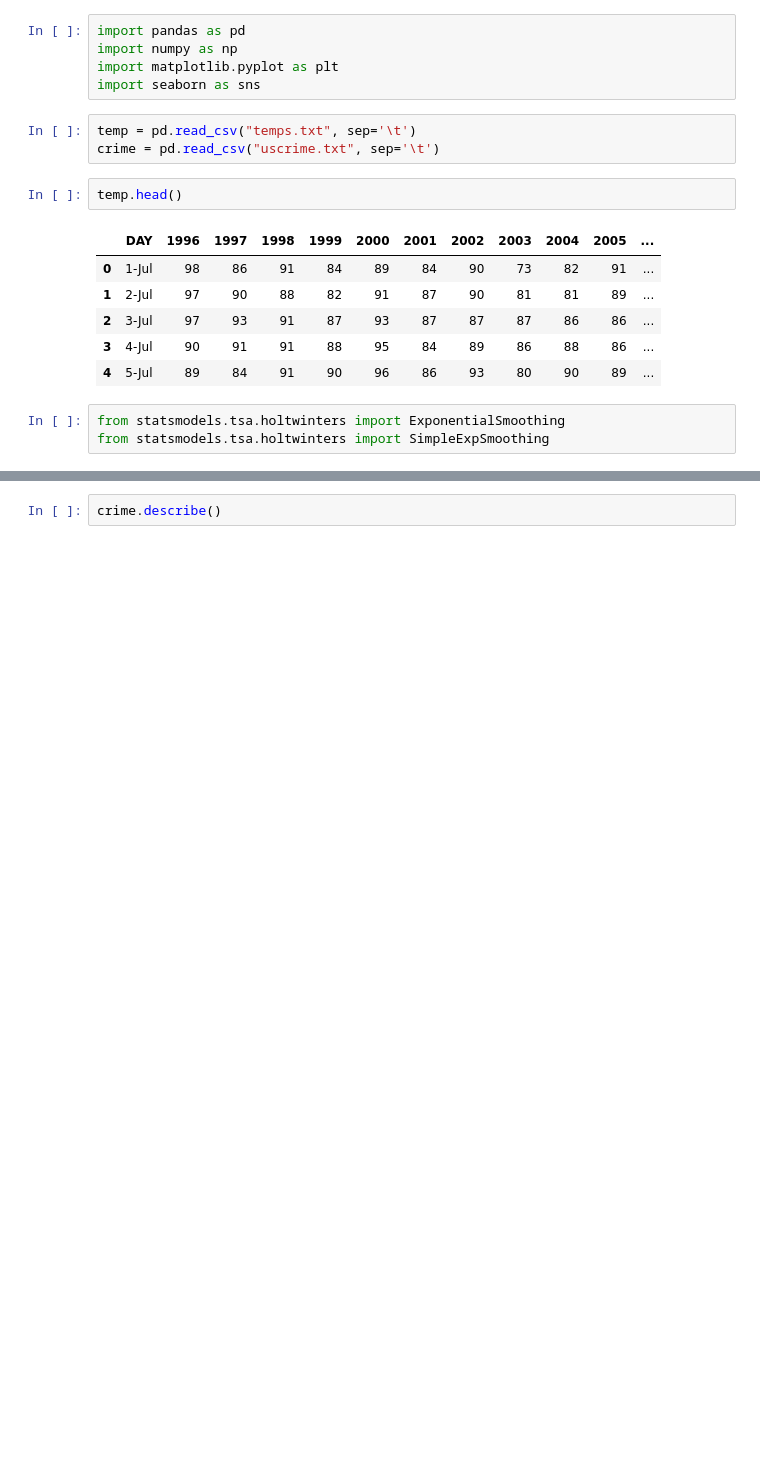
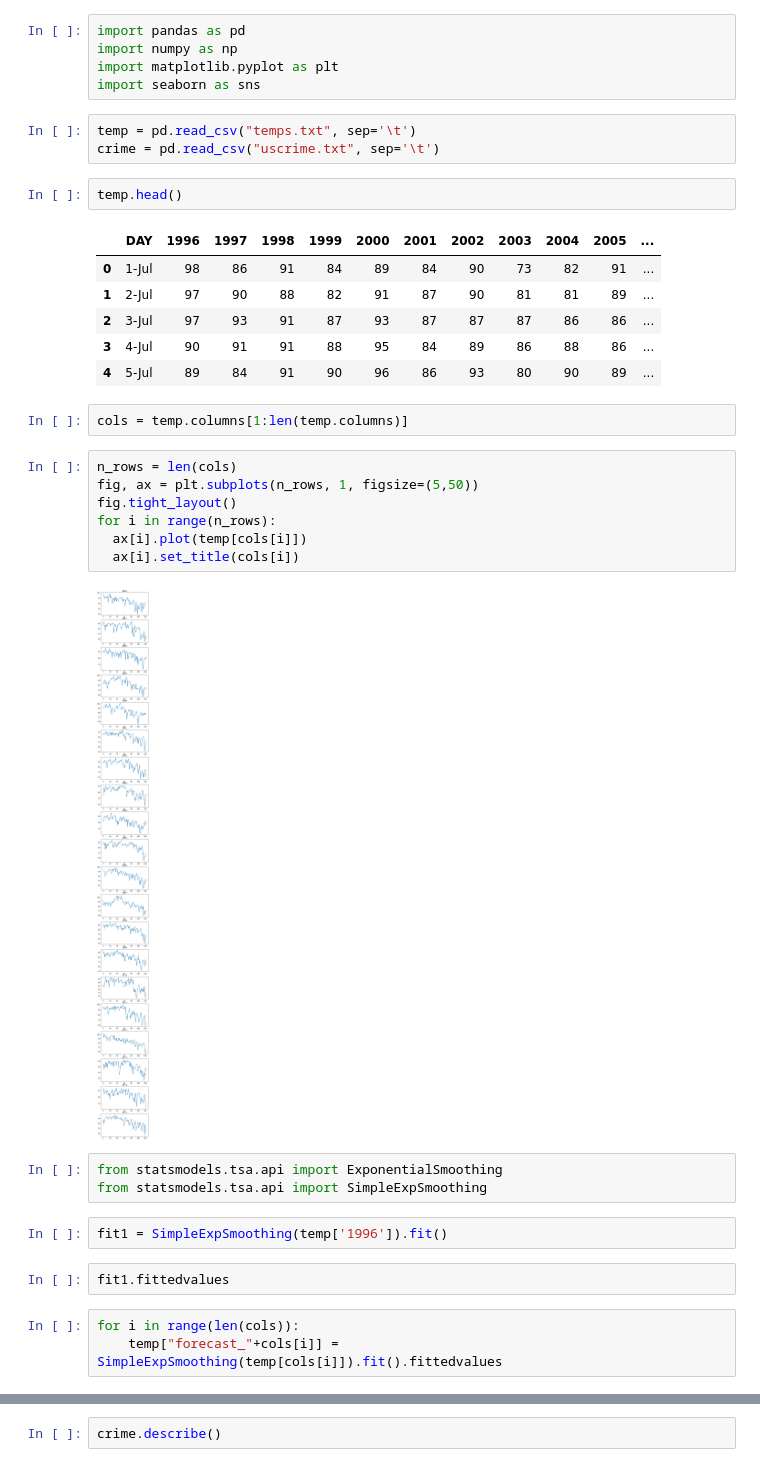
Before and after one commit to shreyansh273/GTx_6501, a Jupyter notebook: Week_3.ipynb, the cells around one changed output, grey strips where cells are left out. Saved outputs shown, nothing was run; the diff lists cells and outputs as text; blank space fills up the shorter version.

Commit message:
Added simple exp smoothening

```diff
--- a/Week_3.ipynb
+++ b/Week_3.ipynb
@@ -28,6 +28,24 @@ temp.head()
 | 2 | 3-Jul | 97 | 93 | 91 | 87 | 93 | 87 | 87 | 87 | 86 | 86 | ... |
 | 3 | 4-Jul | 90 | 91 | 91 | 88 | 95 | 84 | 89 | 86 | 88 | 86 | ... |
 | 4 | 5-Jul | 89 | 84 | 91 | 90 | 96 | 86 | 93 | 80 | 90 | 89 | ... |
+# %%
+cols = temp.columns[1:len(temp.columns)]
+# %%
+n_rows = len(cols)
+fig, ax = plt.subplots(n_rows, 1, figsize=(5,50))
+fig.tight_layout()
+for i in range(n_rows):
+  ax[i].plot(temp[cols[i]])
+  ax[i].set_title(cols[i])
+# %% [output]
+[figure, added]
 # %%
-from statsmodels.tsa.holtwinters import ExponentialSmoothing
-from statsmodels.tsa.holtwinters import SimpleExpSmoothing
+from statsmodels.tsa.api import ExponentialSmoothing
+from statsmodels.tsa.api import SimpleExpSmoothing
+# %%
+fit1 = SimpleExpSmoothing(temp['1996']).fit()
+# %%
+fit1.fittedvalues
+# %%
+for i in range(len(cols)):
+    temp["forecast_"+cols[i]] = SimpleExpSmoothing(temp[cols[i]]).fit().fittedvalues
```
Also changed, not shown: parts of 2 cells of this notebook.
